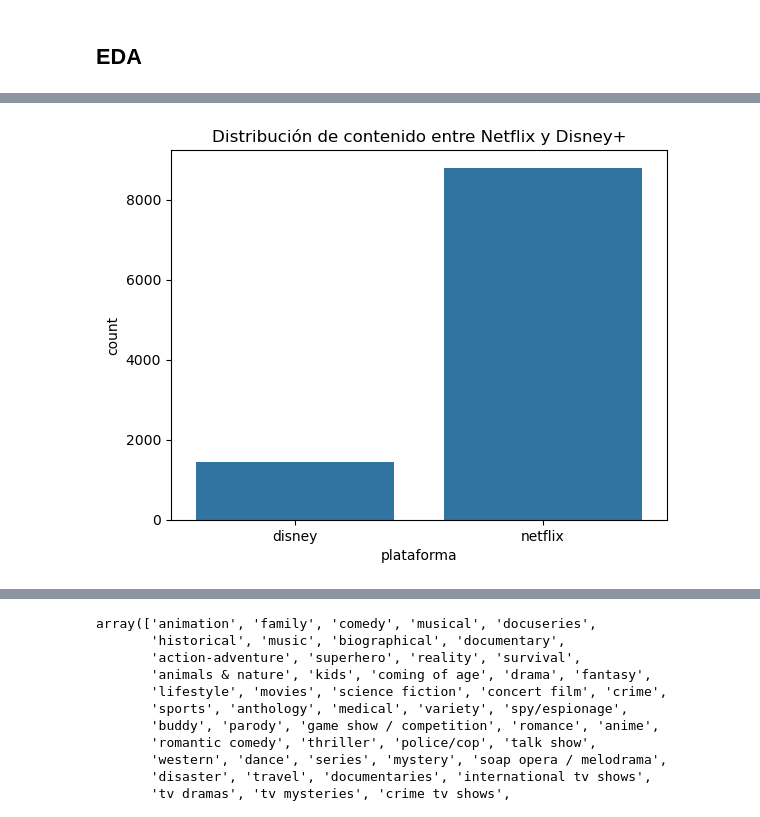
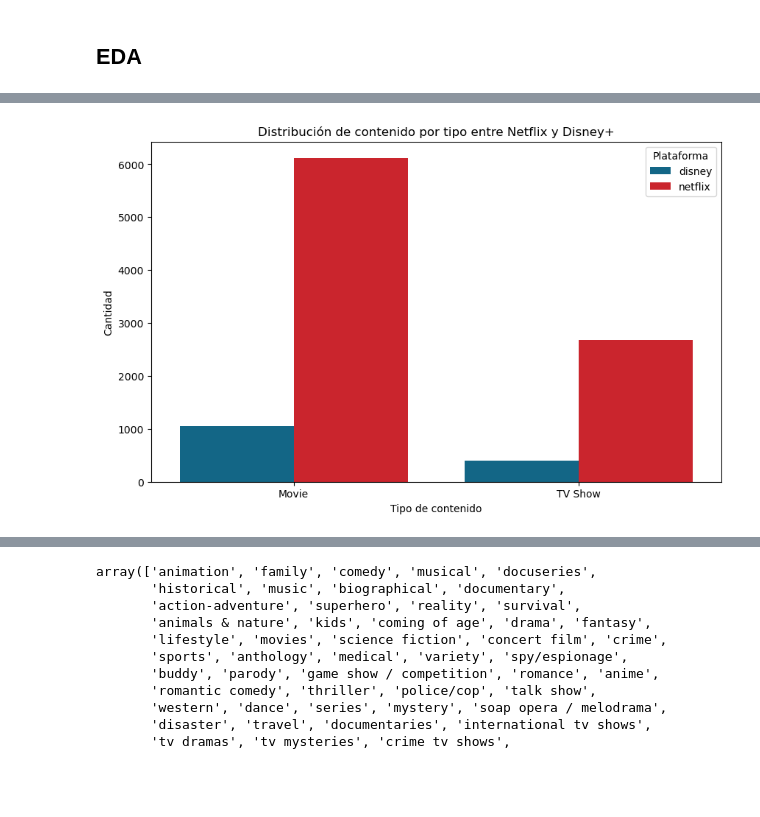
Before and after one commit to e-vilkoyt/data-analysis-disney-vs-netflix, a Jupyter notebook: DISNEY VS NETFLIX.ipynb, the cells around one changed output, grey strips where cells are left out. Saved outputs shown, nothing was run; the diff lists cells and outputs as text; code cells hidden in the pictures; blank space fills up the shorter version.

```diff
--- a/DISNEY VS NETFLIX.ipynb
+++ b/DISNEY VS NETFLIX.ipynb
@@ -7,9 +23,14 @@ import pandas as pd
 import numpy as np
 import matplotlib.pyplot as plt
 import seaborn as sns
+from sklearn.preprocessing import LabelEncoder, StandardScaler
+from sklearn.cluster import KMeans
+from wordcloud import WordCloud
+
+
 
 # Ruta del archivo Disney Plus
-file_path_disney = r'C:\Users\almuo\Desktop\IRONHACK\Project 1 Disney vs Netflix\disney_plus_titles.csv'
+file_path_disney = r'C:\Users\thaty\OneDrive\Escritorio\BootCamp\IRONHACK\Proyectos!\Netflix VS Disney +\disney_plus_titles.csv'
 
 # Intentar leer el archivo CSV de Disney Plus usando diferentes codificaciones
 try:
@@ -46,7 +67,7 @@ Disney Plus Data (df1):
 4  A three-part documentary from Peter Jackson ca...
 # %%
 # Ruta del archivo Netflix
-file_path_netflix = r"C:\Users\almuo\Desktop\IRONHACK\Project 1 Disney vs Netflix\netflix_titles.csv"
+file_path_netflix = r"C:\Users\thaty\OneDrive\Escritorio\BootCamp\IRONHACK\Proyectos!\Netflix VS Disney +\netflix_titles.csv"
 
 # Intentar leer el archivo CSV de Netflix usando diferentes codificaciones
 try:
@@ -143,6 +164,9 @@ dtype: object
 # %%
 # Eliminamos columna country
 df = df.drop(columns=['country'])
+# %%
+# Eliminamos la columna description
+df = df.drop(columns=['description'])
 # %%
 # Eliminamos las filas que tengan mas del 50% de valores vacios
 df = df.dropna(thresh=len(df)*0.5, axis=1)
@@ -261,7 +305,14 @@ dtype: int64
 # %%
-# Distribución de contenido entre Netflix y Disney+
-sns.countplot(data=df, x='plataforma')
-plt.title('Distribución de contenido entre Netflix y Disney+')
+# Definir paleta de colores específica
+
+palette = {'netflix': '#E50914', 'disney': '#006e99'}
+
+plt.figure(figsize=(10, 6))
+sns.countplot(data=df, x='type', hue='plataforma', palette=palette)
+plt.title('Distribución de contenido por tipo entre Netflix y Disney+')
+plt.xlabel('Tipo de contenido')
+plt.ylabel('Cantidad')
+plt.legend(title='Plataforma')
 plt.show()
 # %% [output]
-[figure, old version]
+[figure, new version]
```
Also changed, not shown: parts of 31 cells of this notebook.
